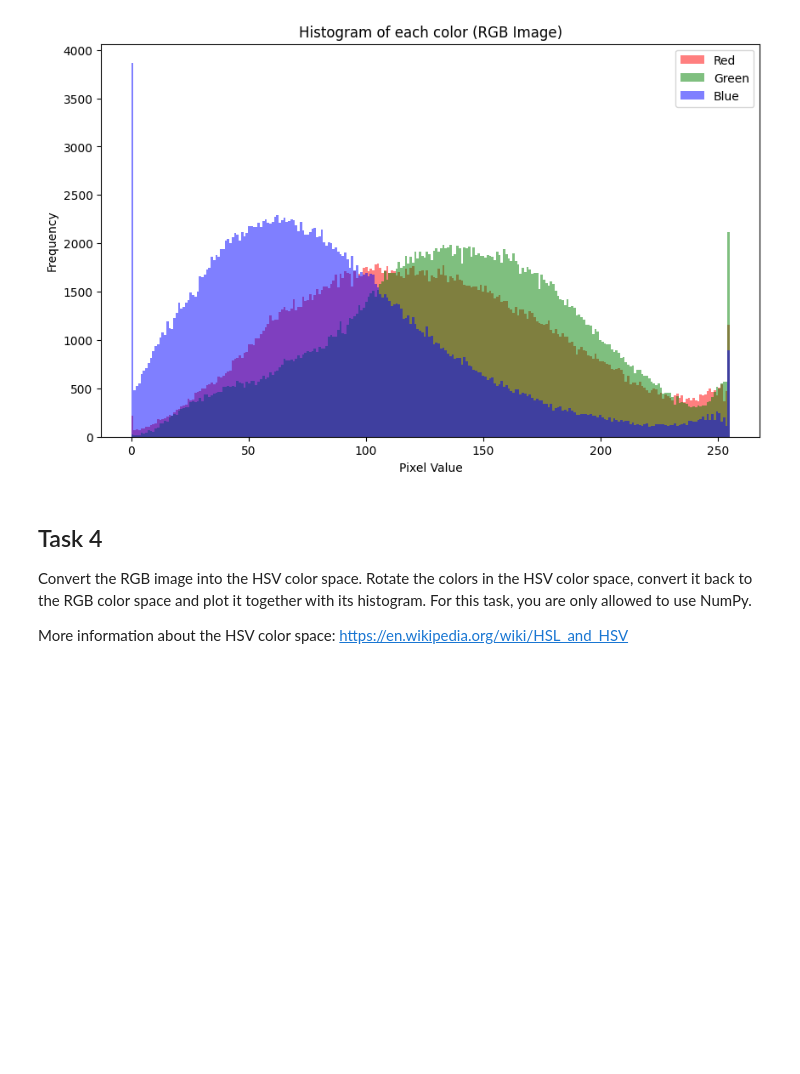
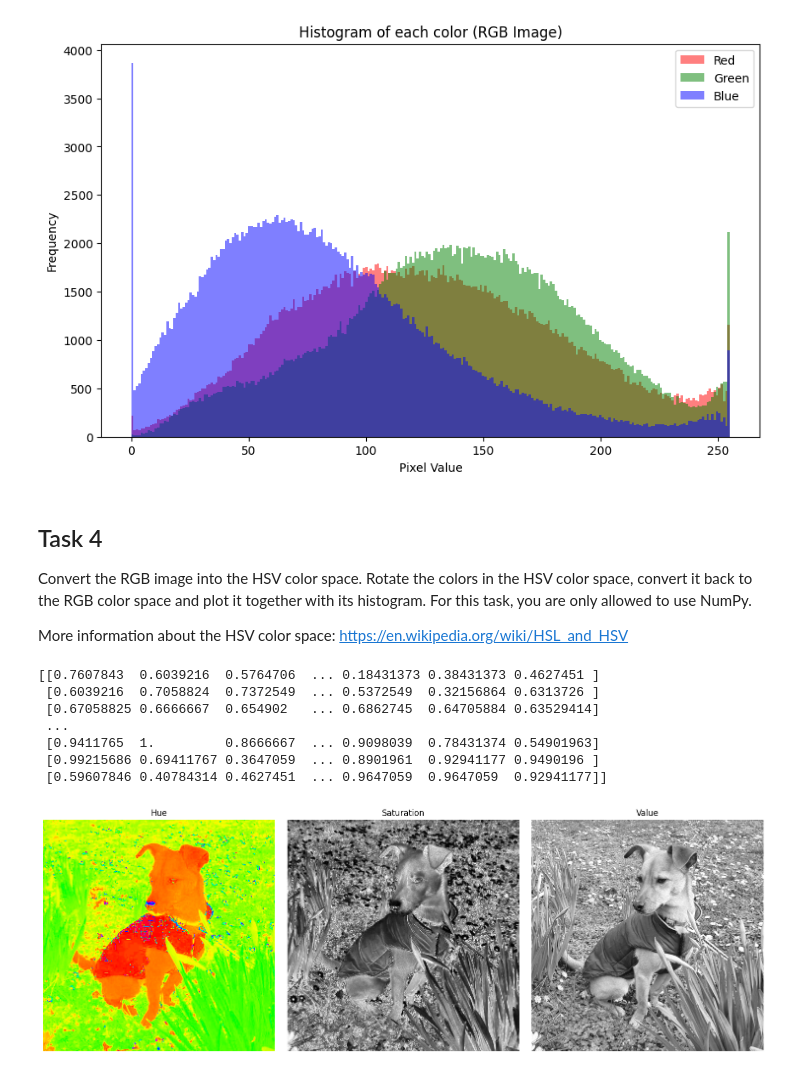
Before and after one commit to binyamolango/3dcv-students, a Jupyter notebook: 1.0-tl-scientific-python.ipynb, the cells around one changed output. Cells and saved outputs as stored; diff of their text form; code cells hidden in the pictures; blank space fills up the shorter version.

```diff
--- a/1.0-tl-scientific-python.ipynb
+++ b/1.0-tl-scientific-python.ipynb
@@ -214,23 +214,3 @@ plot_color_histogram(image)
 Convert the RGB image into the HSV color space. Rotate the colors in the HSV color space, convert it back to the RGB color space and plot it together with its histogram. For this task, you are only allowed to use NumPy.
 
 More information about the HSV color space: https://en.wikipedia.org/wiki/HSL_and_HSV
-# %%
-def rgb2hsv(image):
-    '''
-    Convert the rgb image into hsv color space and return it.
-
-    image -- rgb image
-    '''
-    # TODO: implement function
-
-    return hsv
-
-def hsv2rgb(image):
-    '''
-    Convert the hsv image into rgb color space and return it.
-
-    image -- rgb image
-    '''
-    # TODO: implement function
-
-    return rgb.astype(np.uint8)
@@ -250,0 +307,60 @@ image_hsv = rgb2hsv(image)
+# %%
+# Change the color space from rgb to hsv and plot it
+image_hsv = rgb2hsv(image)
+
+# TODO: plot image
+
+fig, axs = plt.subplots(1, 3, figsize=(15, 5))
+axs[0].imshow(image_hsv[..., 0], cmap="hsv", vmin=0.0, vmax=1.0)
+axs[0].set_title("Hue")
+axs[0].axis("off")
+
+axs[1].imshow(image_hsv[..., 1], cmap="gray", vmin=0.0, vmax=1.0)
+axs[1].set_title("Saturation")
+axs[1].axis("off")
+
+axs[2].imshow(image_hsv[..., 2], cmap="gray", vmin=0.0, vmax=1.0)
+axs[2].set_title("Value")
+axs[2].axis("off")
+
+plt.tight_layout()
+plt.show()
+
+# TODO: Rotate the colors in hsv color space
+image_hsv_rotated = image_hsv.copy()
+image_hsv_rotated[..., 0] = (image_hsv_rotated[..., 0] + 0.5) % 1.0
+
+# TODO: Now, convert it back from HSV to RGB and plot it
+
+image_rgb_rotated = hsv2rgb(image_hsv_rotated)
+
+fig, axs = plt.subplots(1, 2, figsize=(14, 6))
+axs[0].imshow(image_rgb_rotated)
+axs[0].set_title("HSV rotated -> RGB")
+axs[0].axis("off")
+
+# TODO: Plot the color histogram of the inverted RGB image
+
+red = image_rgb_rotated[..., 0].ravel()
+green = image_rgb_rotated[..., 1].ravel()
+blue = image_rgb_rotated[..., 2].ravel()
+
+axs[1].hist(red, bins=256, range=(0, 255), color="red", alpha=0.5, label="Red")
+axs[1].hist(green, bins=256, range=(0, 255), color="green", alpha=0.5, label="Green")
+axs[1].hist(blue, bins=256, range=(0, 255), color="blue", alpha=0.5, label="Blue")
+axs[1].set_title("Color histogram")
+axs[1].set_xlabel("Pixel value")
+axs[1].set_ylabel("Frequency")
+axs[1].legend()
+
+plt.tight_layout()
+plt.show()
+# %% [output]
+[[0.7607843  0.6039216  0.5764706  ... 0.18431373 0.38431373 0.4627451 ]
+ [0.6039216  0.7058824  0.7372549  ... 0.5372549  0.32156864 0.6313726 ]
+ [0.67058825 0.6666667  0.654902   ... 0.6862745  0.64705884 0.63529414]
+ ...
+ [0.9411765  1.         0.8666667  ... 0.9098039  0.78431374 0.54901963]
+ [0.99215686 0.69411767 0.3647059  ... 0.8901961  0.92941177 0.9490196 ]
+ [0.59607846 0.40784314 0.4627451  ... 0.9647059  0.9647059  0.92941177]]
+[figure, added]
```
Also changed, not shown: parts of 3 cells of this notebook.
